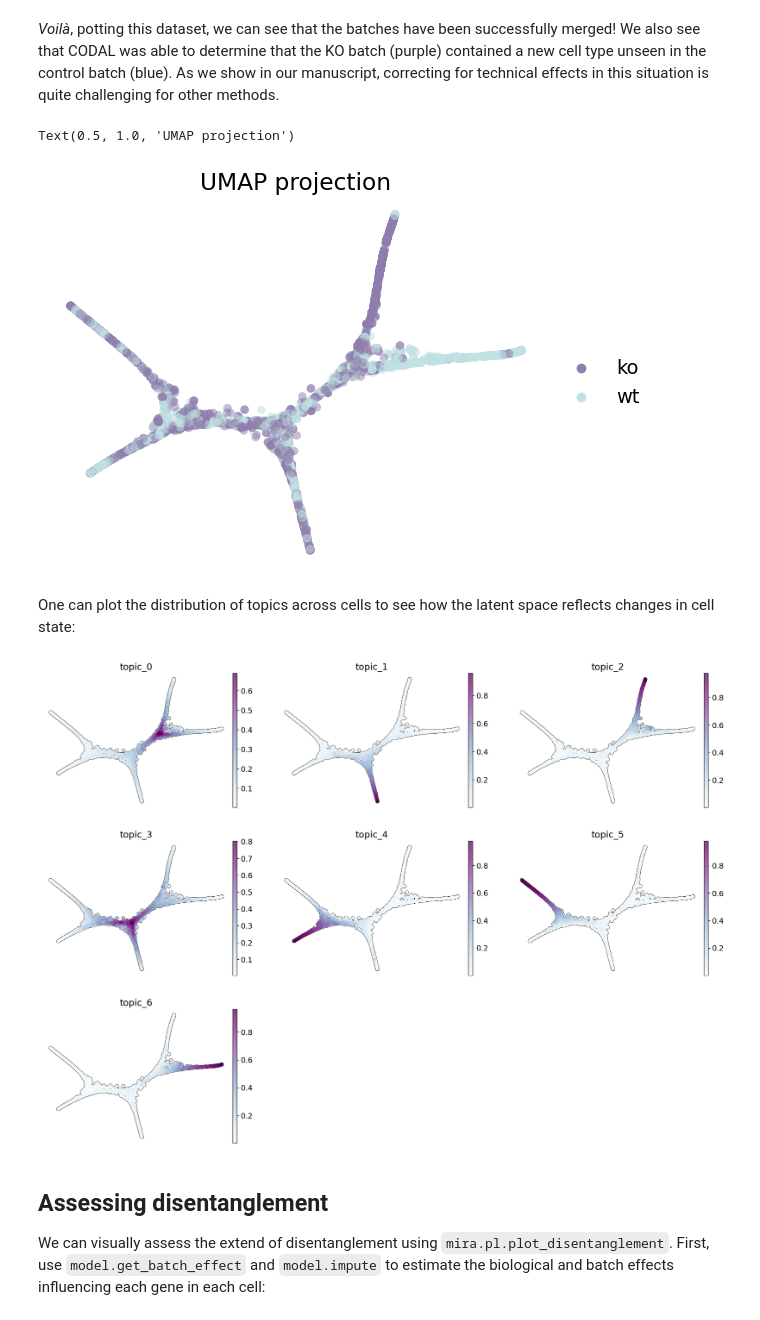
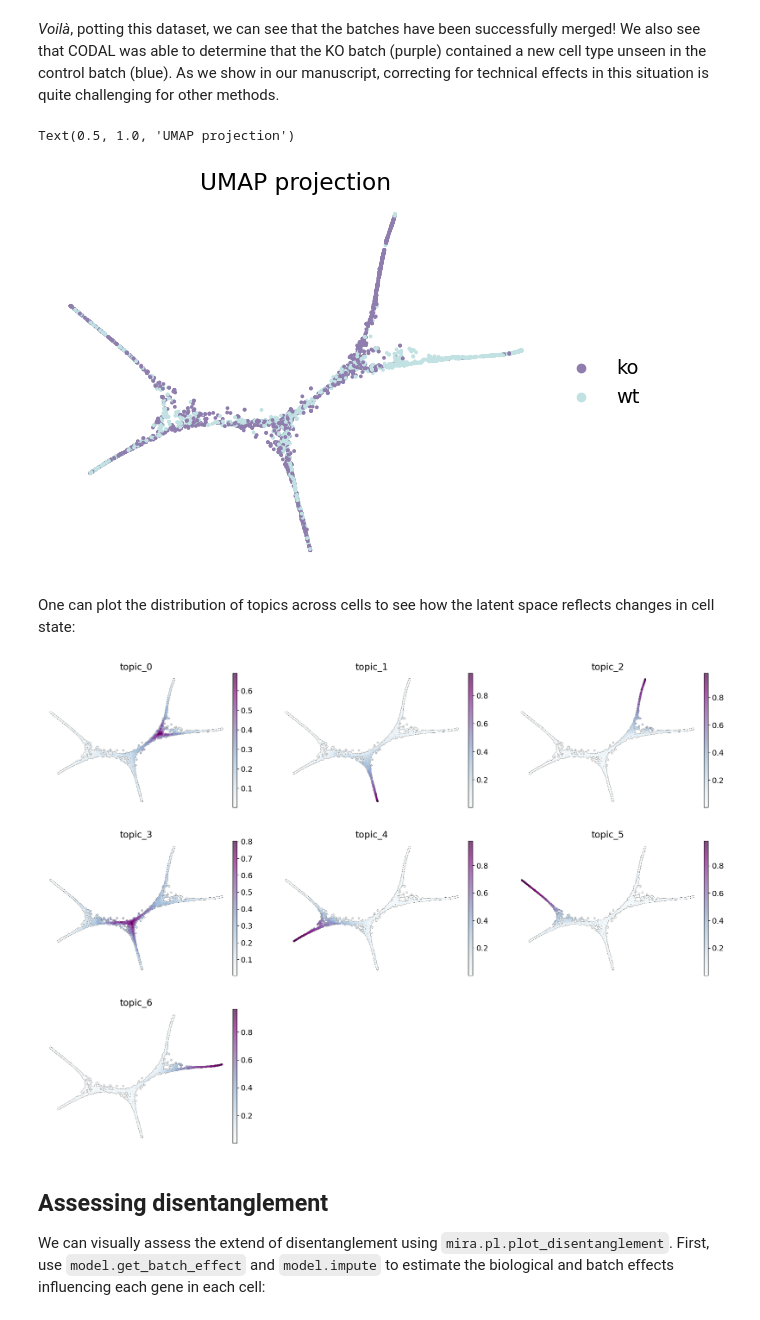
Before and after one commit to cistrome/MIRA, a Jupyter notebook: docs/source/notebooks/tutorial_CODAL.ipynb, the cells around one changed output. Drawn from its saved outputs; the diff is of its cells as text; code cells hidden in the pictures.

```diff
--- a/docs/source/notebooks/tutorial_CODAL.ipynb
+++ b/docs/source/notebooks/tutorial_CODAL.ipynb
@@ -268,18 +277,18 @@ sc.tl.umap(data, min_dist=0.1, negative_sample_rate=0.05)
 *Voilà*, potting this dataset, we can see that the batches have been successfully merged! We also see that CODAL was able to determine that the KO batch (purple) contained a new cell type unseen in the control batch (blue). As we show in our manuscript, correcting for technical effects in this situation is quite challenging for other methods.
 # %%
 ax = sc.pl.umap(data[np.random.choice(len(data), len(data))], frameon=False, color = 'batch',
-               title = '', palette= ['#8f7eadff', '#c1e1e2ff'], alpha = 0.5, show=False, s = 150)
+               title = '', palette= ['#8f7eadff', '#c1e1e2ff'], show = False)
 ax.set_title('UMAP projection')
 # %% [output]
 Text(0.5, 1.0, 'UMAP projection')
-[figure, old version]
+[figure, new version]
 # %% [markdown]
 One can plot the distribution of topics across cells to see how the latent space reflects changes in cell state:
 # %%
-sc.pl.umap(data, color = model.topic_cols, cmap='BuPu', s = 125, ncols=3,
+sc.pl.umap(data, color = model.topic_cols, cmap='BuPu', ncols=3,
            add_outline=True, outline_width=(0.1,0), frameon=False)
 # %% [output]
-[figure, old version]
+[figure, new version]
 # %% [markdown]
 ## Assessing disentanglement
 
```
Also changed, not shown: parts of 5 cells of this notebook, 2 other files.
